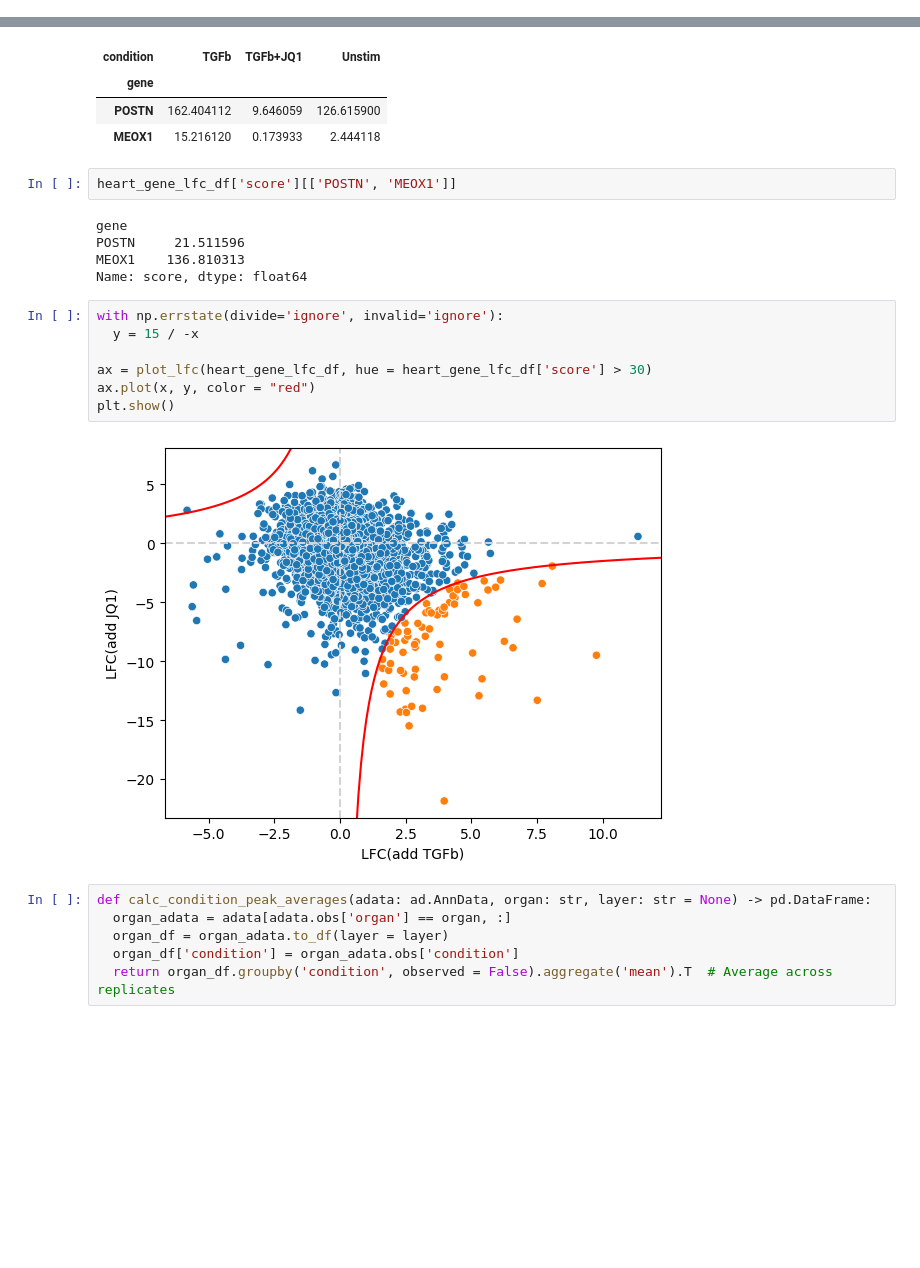
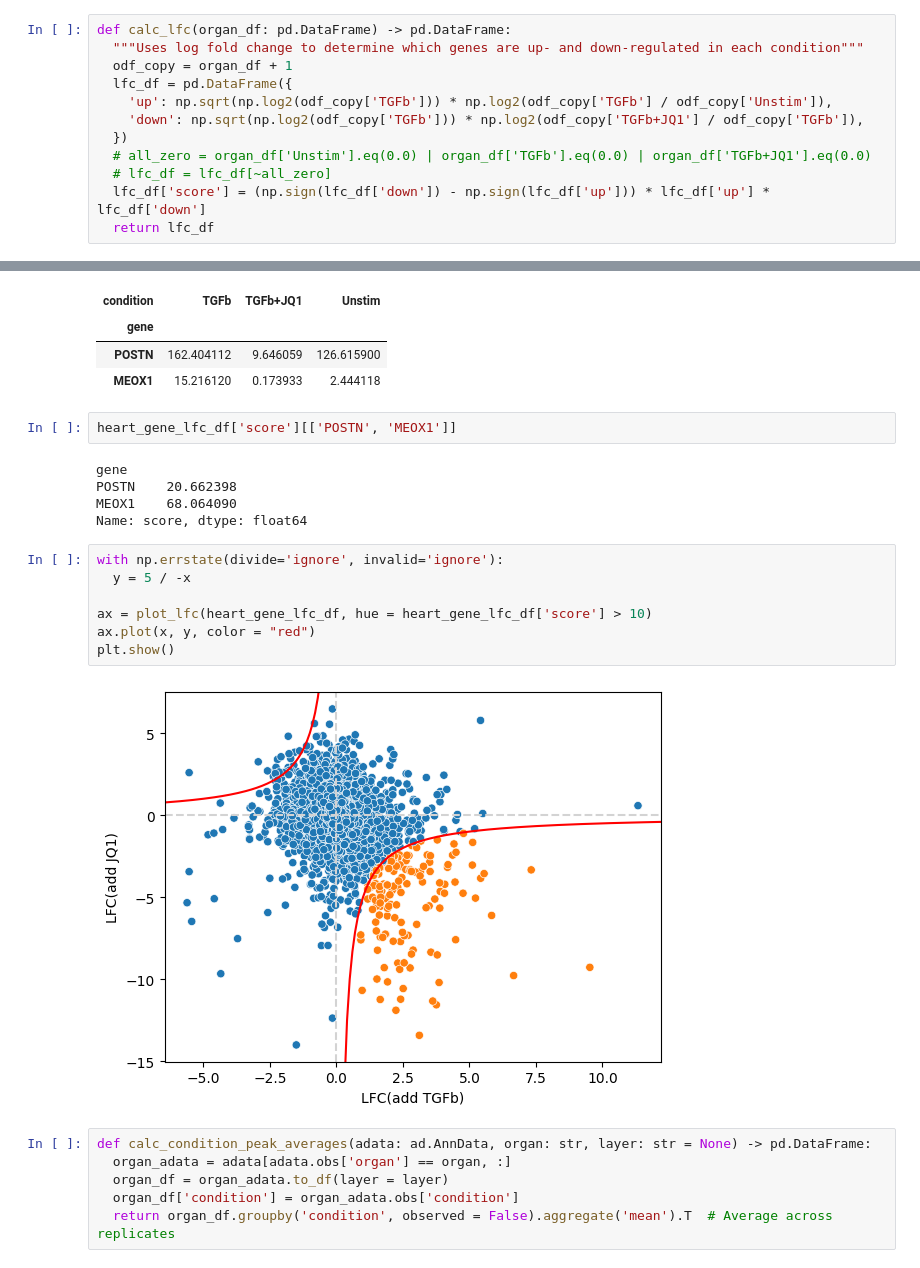
Before and after one commit to pawelab/OrganConditionalFibrosis, a Jupyter notebook: find_genes_peaks.ipynb, the cells around one changed output, grey strips where cells are left out. Cells and saved outputs as stored; diff of their text form; blank space fills up the shorter version.

```diff
--- a/find_genes_peaks.ipynb
+++ b/find_genes_peaks.ipynb
@@ -191,4 +190,16 @@ def calc_lfc(organ_df: pd.DataFrame) -> pd.DataFrame:
   return lfc_df
+# %%
+def calc_lfc(organ_df: pd.DataFrame) -> pd.DataFrame:
+  """Uses log fold change to determine which genes are up- and down-regulated in each condition"""
+  odf_copy = organ_df + 1
+  lfc_df = pd.DataFrame({
+    'up': np.sqrt(np.log2(odf_copy['TGFb'])) * np.log2(odf_copy['TGFb'] / odf_copy['Unstim']),
+    'down': np.sqrt(np.log2(odf_copy['TGFb'])) * np.log2(odf_copy['TGFb+JQ1'] / odf_copy['TGFb']),
+  })
+  # all_zero = organ_df['Unstim'].eq(0.0) | organ_df['TGFb'].eq(0.0) | organ_df['TGFb+JQ1'].eq(0.0)
+  # lfc_df = lfc_df[~all_zero]
+  lfc_df['score'] = (np.sign(lfc_df['down']) - np.sign(lfc_df['up'])) * lfc_df['up'] * lfc_df['down']
+  return lfc_df
 # %%
 def find_organ_genes(organ_df: pd.DataFrame, up_by: int = 0, down_by: int = 0) -> list[str]:
   """Uses log fold change to determine which genes are up- and down-regulated in each condition"""
@@ -257,18 +268,18 @@ heart_rna_df.loc[['POSTN', 'MEOX1']]
 heart_gene_lfc_df['score'][['POSTN', 'MEOX1']]
 # %% [output]
 gene
-POSTN     21.511596
-MEOX1    136.810313
+POSTN    20.662398
+MEOX1    68.064090
 Name: score, dtype: float64
 # %%
 with np.errstate(divide='ignore', invalid='ignore'):
-  y = 15 / -x
+  y = 5 / -x
 
-ax = plot_lfc(heart_gene_lfc_df, hue = heart_gene_lfc_df['score'] > 30)
+ax = plot_lfc(heart_gene_lfc_df, hue = heart_gene_lfc_df['score'] > 10)
 ax.plot(x, y, color = "red")
 plt.show()
 # %% [output]
-[figure, old version]
+[figure, new version]
 # %%
 def calc_condition_peak_averages(adata: ad.AnnData, organ: str, layer: str = None) -> pd.DataFrame:
   organ_adata = adata[adata.obs['organ'] == organ, :]
```
Also changed, not shown: parts of 19 cells of this notebook.
